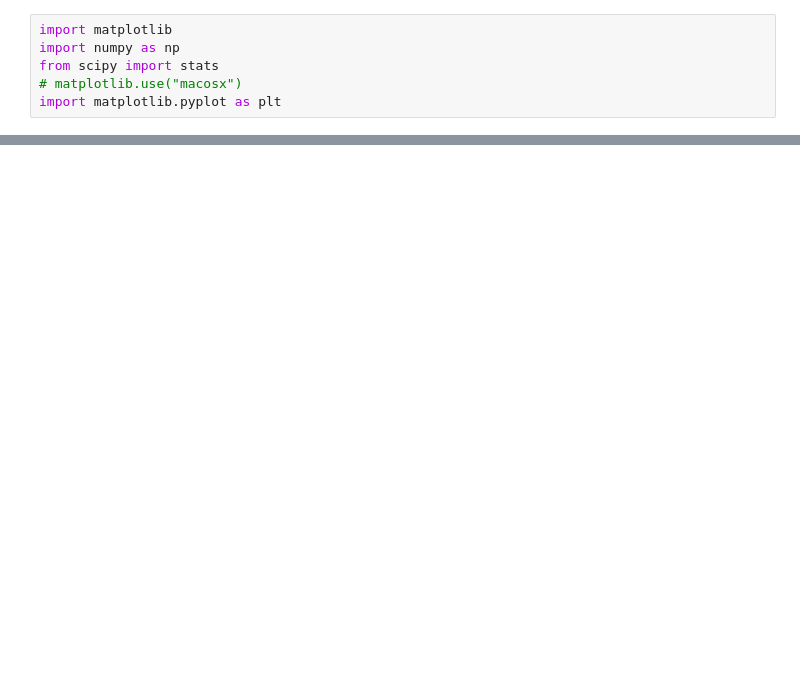
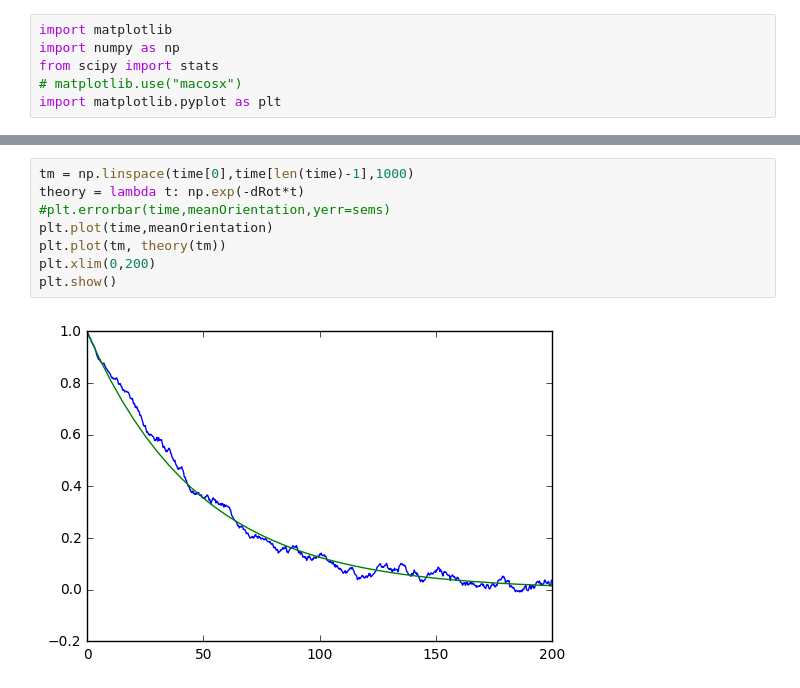
Before and after one commit to jeffmm/simcore, a Jupyter notebook: scripts/PlotDiffusion.ipynb, the cells around one changed output, grey strips where cells are left out. Drawn from its saved outputs; the diff is of its cells as text; blank space fills up the shorter version.

```diff
--- a/scripts/PlotDiffusion.ipynb
+++ b/scripts/PlotDiffusion.ipynb
@@ -50,0 +164,10 @@ theory: 0.0103616329185
+# %%
+tm = np.linspace(time[0],time[len(time)-1],1000)
+theory = lambda t: np.exp(-dRot*t)
+#plt.errorbar(time,meanOrientation,yerr=sems)
+plt.plot(time,meanOrientation)
+plt.plot(tm, theory(tm))
+plt.xlim(0,200)
+plt.show()
+# %% [output]
+[figure, added]
```
Also changed, not shown: parts of 7 cells of this notebook, 14 other files.
